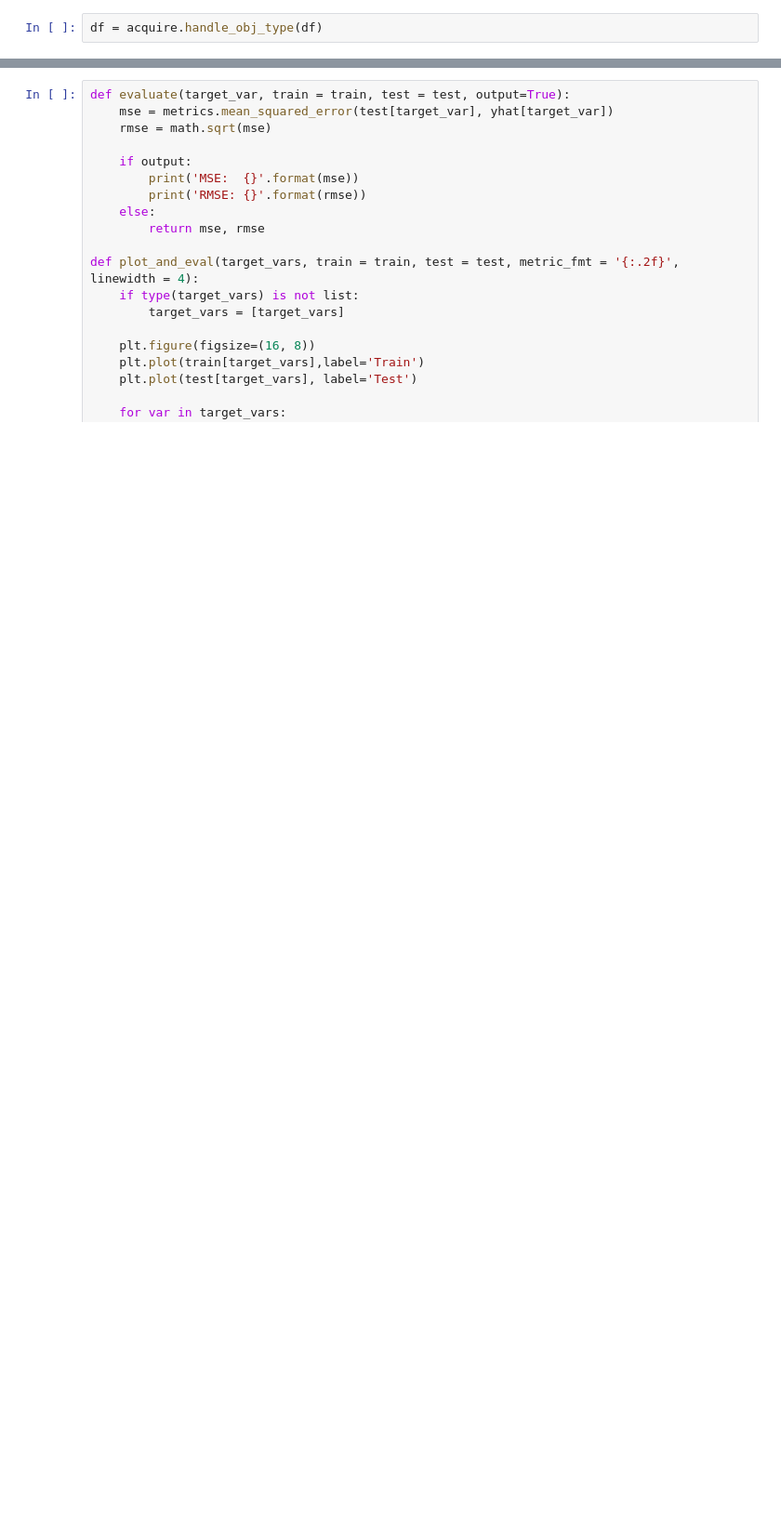
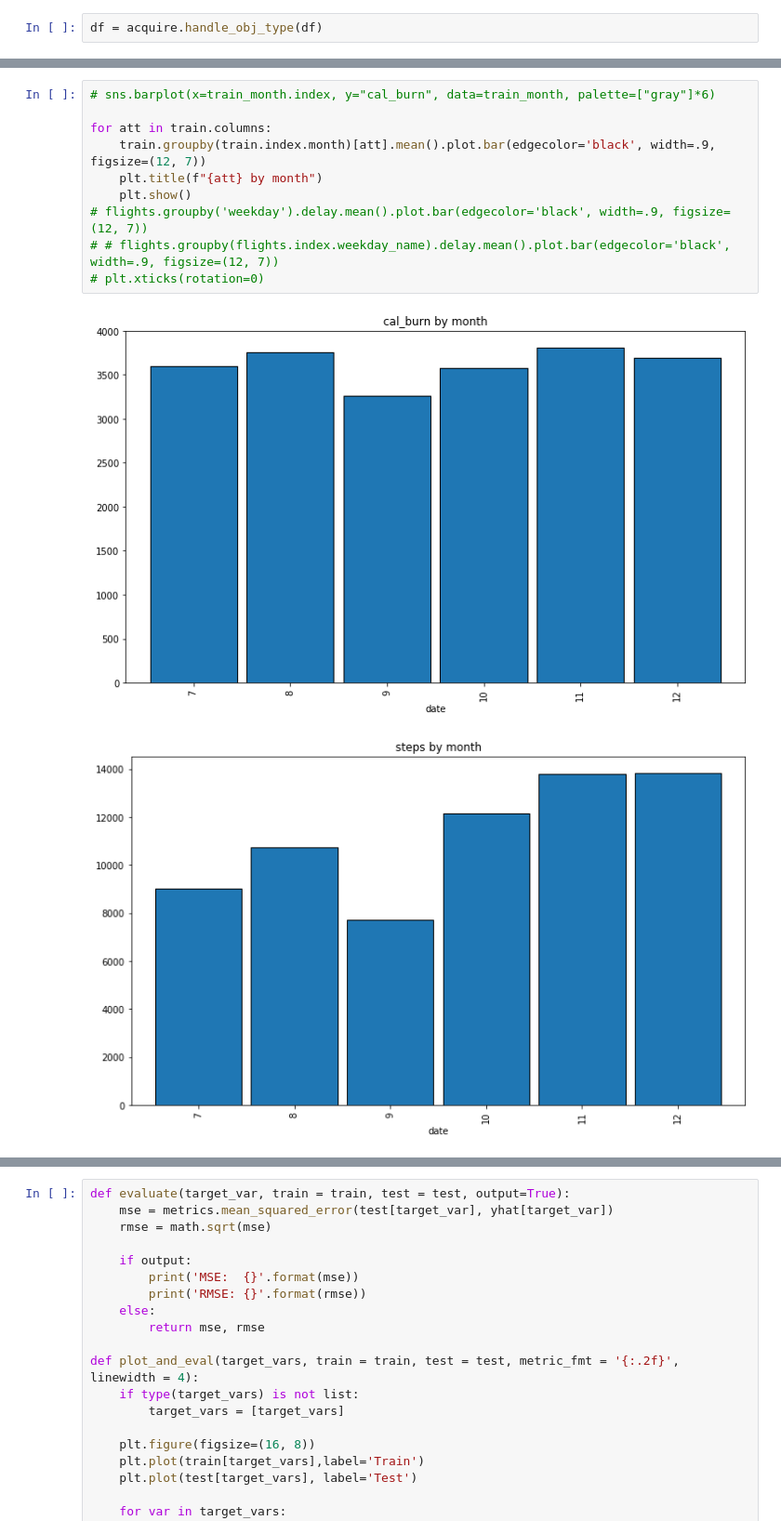
Before and after one commit to BlancoRD/Fitbit-Time-Series, a Jupyter notebook: setup.ipynb, the cells around one changed output, grey strips where cells are left out. Shown: that part at 93% size. Cells and saved outputs as stored; diff of their text form; blank space fills up the shorter version.

```diff
--- a/setup.ipynb
+++ b/setup.ipynb
@@ -155,0 +220,13 @@ sns.heatmap(df.corr(), annot = True)
+# %%
+# sns.barplot(x=train_month.index, y="cal_burn", data=train_month, palette=["gray"]*6)
+
+for att in train.columns:
+    train.groupby(train.index.month)[att].mean().plot.bar(edgecolor='black', width=.9, figsize=(12, 7))
+    plt.title(f"{att} by month")
+    plt.show()
+# flights.groupby('weekday').delay.mean().plot.bar(edgecolor='black', width=.9, figsize=(12, 7))
+# # flights.groupby(flights.index.weekday_name).delay.mean().plot.bar(edgecolor='black', width=.9, figsize=(12, 7))
+# plt.xticks(rotation=0)
+# %% [output]
+[figure, added]
+[figure, added]
```
Also changed, not shown: parts of 45 cells of this notebook, 2 other files.
